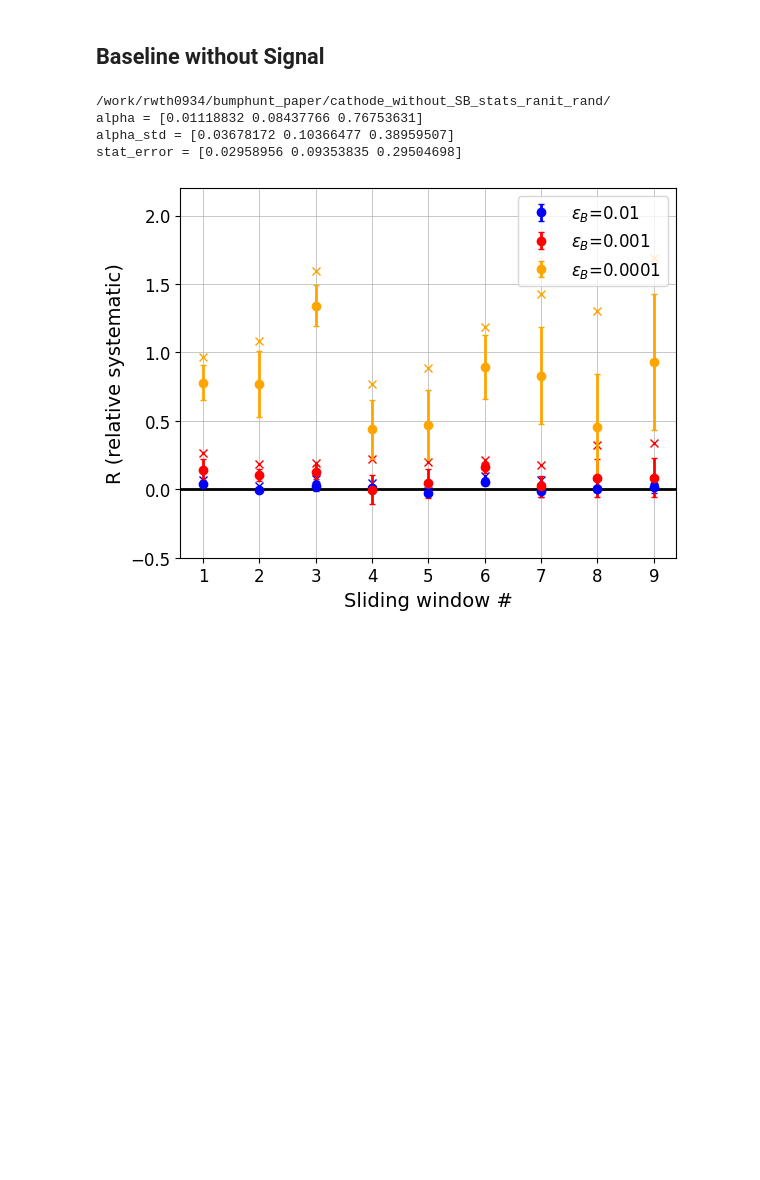
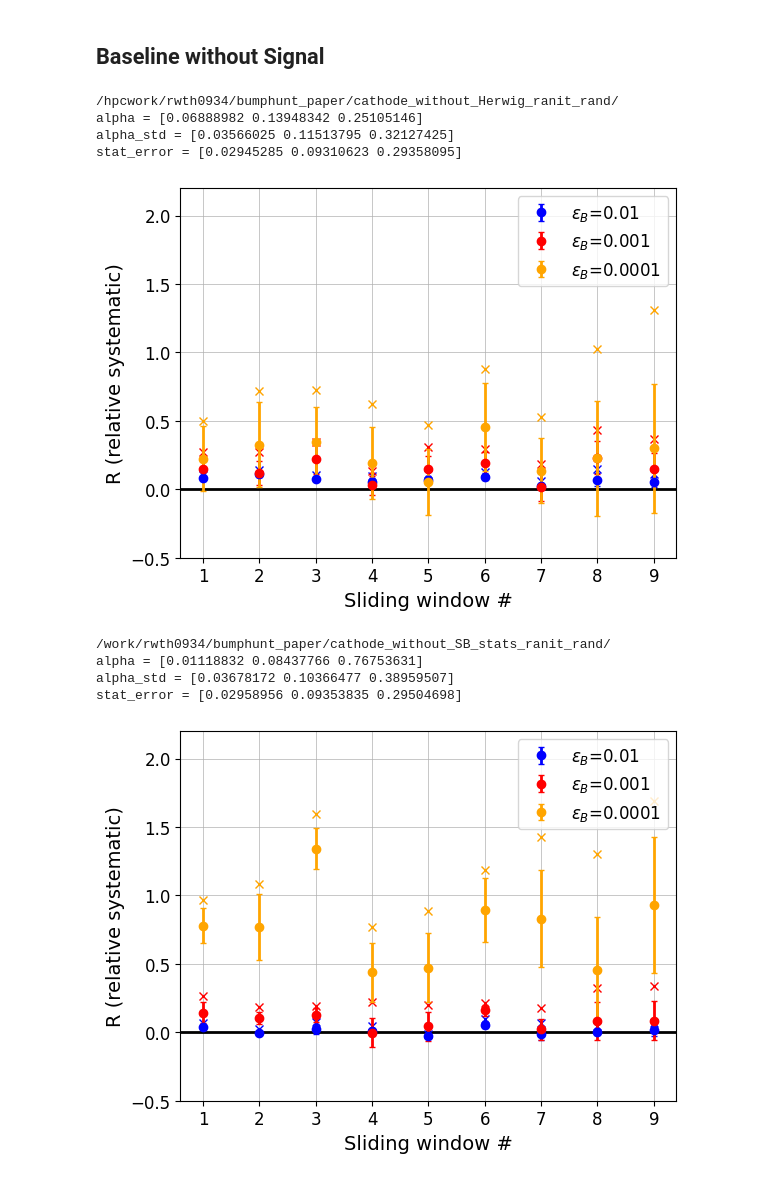
Before and after one commit to mariehein/bumphunt_paper, a Jupyter notebook: bumphunt_ranit_rand.ipynb, the cells around one changed output. Drawn from its saved outputs; the diff is of its cells as text; code cells hidden in the pictures; blank space fills up the shorter version.

```diff
--- a/bumphunt_ranit_rand.ipynb
+++ b/bumphunt_ranit_rand.ipynb
@@ -16,6 +17,22 @@ max_sig = 10
 max_sig_no = 5.5
 # %% [markdown]
 ## Baseline without Signal
+# %%
+folder = "/hpcwork/rwth0934/bumphunt_paper/"+"cathode_without_Herwig_ranit_rand/"
+results, rel_results, true_results, rel_error, exp = bp.bump_hunt(folder)
+ranit_Herwig_error = np.mean(rel_error,axis=(1,2))
+cathode_stat = np.mean(exp,axis=(1,2))
+cathode_sys_Herwig = np.std(rel_error, axis=(1,2))
+print("alpha =",ranit_Herwig_error)
+print("alpha_std =", np.std(rel_error, axis=(1,2)))
+print("stat_error =",cathode_stat)
+bp.plotting_error(rel_error, "cathode_Herwig", min=min_error, max=max_error, plotting_directory=plotting)
+# %% [output]
+/hpcwork/rwth0934/bumphunt_paper/cathode_without_Herwig_ranit_rand/
+alpha = [0.06888982 0.13948342 0.25105146]
+alpha_std = [0.03566025 0.11513795 0.32127425]
+stat_error = [0.02945285 0.09310623 0.29358095]
+[figure, added]
 # %%
 folder = general_directory_project+"cathode_without_SB_stats_ranit_rand/"
 results, rel_results, true_results, rel_error, exp = bp.bump_hunt(folder)
```
Also changed, not shown: parts of 10 cells of this notebook, 9 other files.
